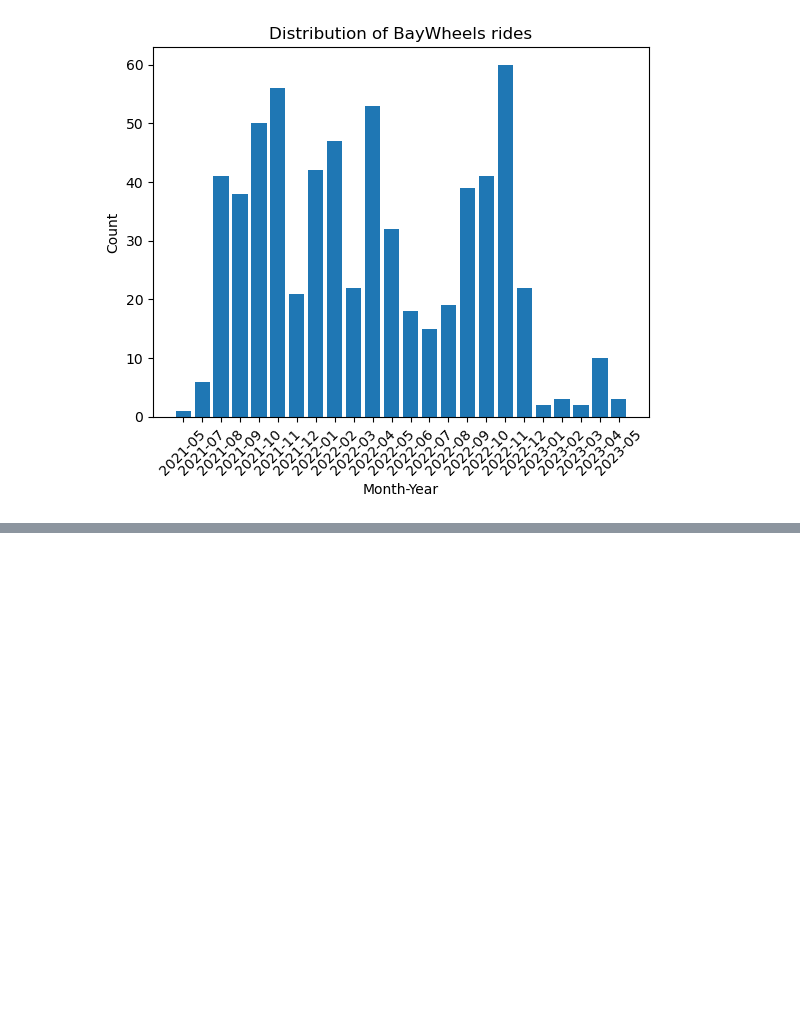
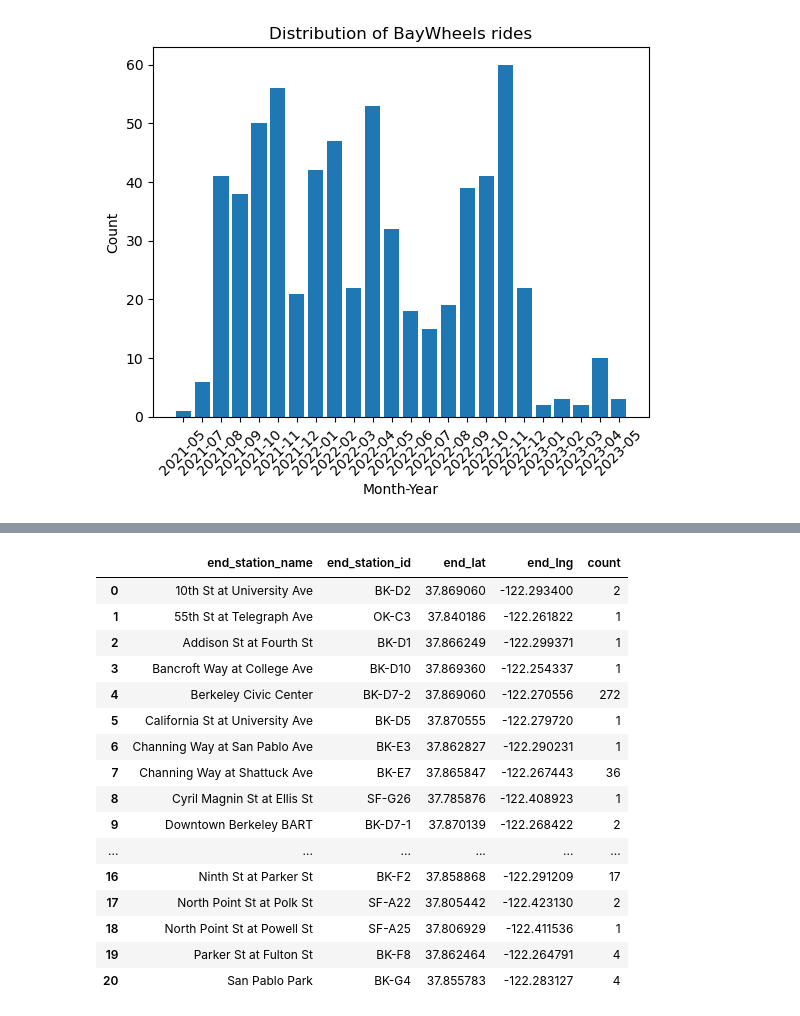
Before and after one commit to adithyaparams/baywheels-viz, a Jupyter notebook: blog.ipynb, the cells around one changed output, grey strips where cells are left out. Cells and saved outputs as stored; diff of their text form; code cells hidden in the pictures; blank space fills up the shorter version.

Commit message:
Mess around w start / stop station visualizations

```diff
--- a/blog.ipynb
+++ b/blog.ipynb
@@ -56,8 +58,9 @@ Eventually got the merge to work with a 'hacky' foreign key, a concatenated stri
 # %%
 merged = pd.read_csv('merged.csv')
 nice_cols = ['ride_id', 'bike_id', 'price', 'member_casual', 'rideable_type',
-                           'started_at', 'ended_at', 'start_station_name', 'end_station_name',
-                           'start_lat', 'start_lng', 'end_lat', 'end_lng'] # create an array of columns for display purposes
+             'started_at', 'ended_at', 'start_station_name', 'end_station_name',
+             'start_lat', 'start_lng', 'end_lat', 'end_lng', 'member_casual',
+             'start_station_id', 'end_station_id'] # create an array of columns for display purposes
 merged[nice_cols]
 # %% [output]
 |  | ride_id | bike_id | price | member_casual | rideable_type | started_at | ended_at | start_station_name | ... |
@@ -161,0 +161,12 @@ plt.show()
+# %%
+start_stations = personal_rides.groupby(['start_station_name', 'start_station_id', 'start_lat', 'start_lng'])['start_station_id'].count().reset_index(name="count")
+end_stations = personal_rides.groupby(['end_station_name', 'end_station_id', 'end_lat', 'end_lng'])['end_station_id'].count().reset_index(name="count")
+
+my_stations = pd.concat((start_stations.rename(columns={"start_station_id": "id", "start_lng": "lng", "start_lat": "lat"}),
+                         end_stations.rename(columns={"end_station_id": "id", "end_lng": "lng", "end_lat": "lat"}))
+                       ).drop_duplicates()
+
+for lat, lng in zip(list(my_stations['lat']), list(my_stations['lng'])):
+        folium.CircleMarker(location=[lat, lng], radius=5, color='pink', fill=True, fill_color='pink').add_to(map_berkeley)
+
+map_berkeley
@@ -161,0 +200,20 @@ plt.show()
+# %%
+end_stations
+# %% [output]
+|  | end_station_name | end_station_id | end_lat | end_lng | count |
+| 0 | 10th St at University Ave | BK-D2 | 37.869060 | -122.293400 | 2 |
+| 1 | 55th St at Telegraph Ave | OK-C3 | 37.840186 | -122.261822 | 1 |
+| 2 | Addison St at Fourth St | BK-D1 | 37.866249 | -122.299371 | 1 |
+| 3 | Bancroft Way at College Ave | BK-D10 | 37.869360 | -122.254337 | 1 |
+| 4 | Berkeley Civic Center | BK-D7-2 | 37.869060 | -122.270556 | 272 |
+| 5 | California St at University Ave | BK-D5 | 37.870555 | -122.279720 | 1 |
+| 6 | Channing Way at San Pablo Ave | BK-E3 | 37.862827 | -122.290231 | 1 |
+| 7 | Channing Way at Shattuck Ave | BK-E7 | 37.865847 | -122.267443 | 36 |
+| 8 | Cyril Magnin St at Ellis St | SF-G26 | 37.785876 | -122.408923 | 1 |
+| 9 | Downtown Berkeley BART | BK-D7-1 | 37.870139 | -122.268422 | 2 |
+| ... | ... | ... | ... | ... | ... |
+| 16 | Ninth St at Parker St | BK-F2 | 37.858868 | -122.291209 | 17 |
+| 17 | North Point St at Polk St | SF-A22 | 37.805442 | -122.423130 | 2 |
+| 18 | North Point St at Powell St | SF-A25 | 37.806929 | -122.411536 | 1 |
+| 19 | Parker St at Fulton St | BK-F8 | 37.862464 | -122.264791 | 4 |
+| 20 | San Pablo Park | BK-G4 | 37.855783 | -122.283127 | 4 |
```
Also changed, not shown: parts of 8 cells of this notebook.
